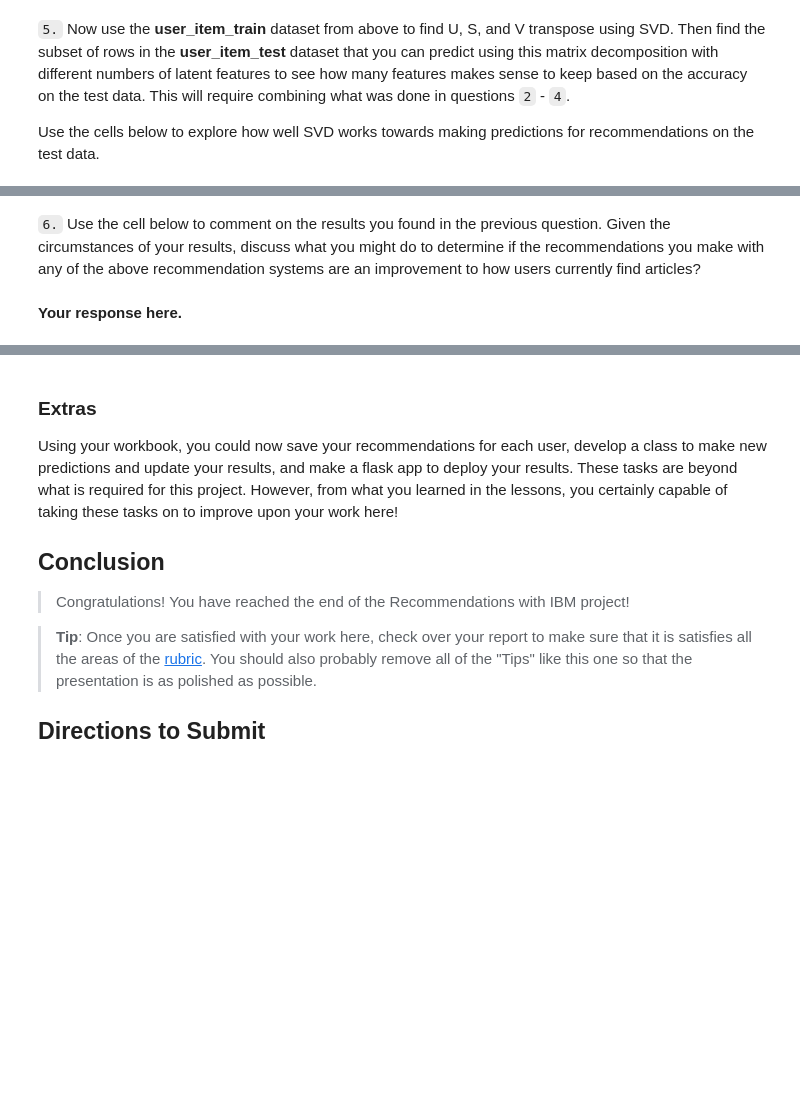
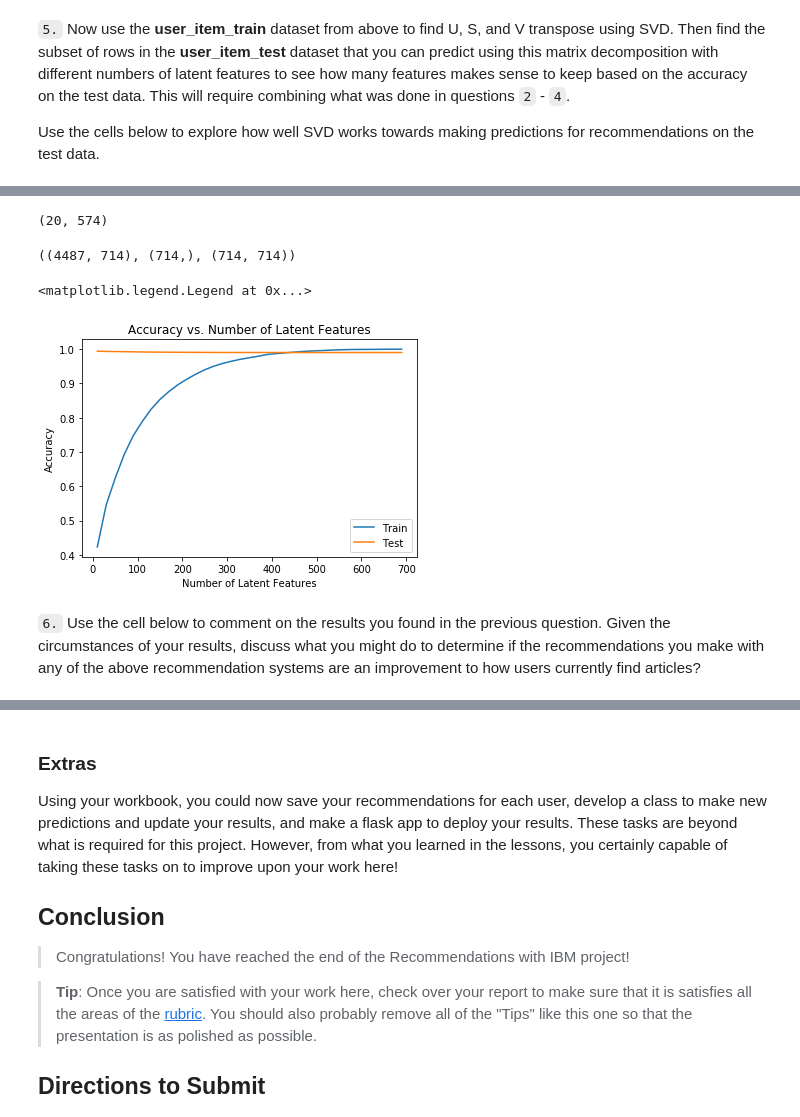
Before and after one commit to skalizzo/DataScientistND_Project5_RecommendationsWithIBM, a Jupyter notebook: Recommendations_with_IBM.ipynb, the cells around one changed output, grey strips where cells are left out. Drawn from its saved outputs; the diff is of its cells as text; code cells hidden in the pictures; blank space fills up the shorter version.

```diff
--- a/Recommendations_with_IBM.ipynb
+++ b/Recommendations_with_IBM.ipynb
@@ -825,6 +870,11 @@ def create_test_and_train_user_item(df_train, df_test):
 
     '''
     # Your code here
+    user_item_train = create_user_item_matrix(df_train)
+    user_item_test = create_user_item_matrix(df_test)
+    test_idx = set(user_item_test.index.tolist())
+    test_arts = set(user_item_test.columns.tolist())
+
 
     return user_item_train, user_item_test, test_idx, test_arts
 
@@ -851,4 +928,4 @@ t.sol_4_test(sol_4_dict)
 Use the cells below to explore how well SVD works towards making predictions for recommendations on the test data.
 # %%
 # fit SVD on the user_item_train matrix
-u_train, s_train, vt_train = # fit svd similar to above then use the cells below
+u_train, s_train, vt_train = np.linalg.svd(user_item_train, full_matrices=False) # fit svd similar to above then use the cells below
@@ -855,7 +939,58 @@ u_train, s_train, vt_train = # fit svd similar to above then use the cells below
+# %%
+users_for_test = set(user_item_test.index) & set(user_item_train.index)
+user_item_test_sub = user_item_test.loc[users_for_test]
+user_item_test_sub.shape
+# %% [output]
+(20, 574)
+# %%
+u_train.shape, s_train.shape, vt_train.shape
+# %% [output]
+((4487, 714), (714,), (714, 714))
 # %%
 # Use these cells to see how well you can use the training
 # decomposition to predict on test data
+
+# take only users and articles that are in the train AND test set
+
+row_idxs = user_item_train.index.isin(test_idx)
+col_idxs = user_item_train.columns.isin(test_arts)
+u_test = u_train[row_idxs, :]
+vt_test = vt_train[:, col_idxs]
+# %%
+num_latent_feats = np.arange(10,700+10,20)
+sum_errs_train = []
+sum_errs_test = []
+
+
+for k in num_latent_feats:
+    # restructure with k latent features
+    s_new_train, u_new_train, vt_new_train = np.diag(s_train[:k]), u_train[:, :k], vt_train[:k, :]
+    u_new_test, vt_new_test = u_test[:, :k], vt_test[:k, :]
+
+
+    # take dot product
+    preds_train = np.around(np.dot(np.dot(u_new_train, s_new_train), vt_new_train))
+    preds_test = np.around(np.dot(np.dot(u_new_test, s_new_train), vt_new_test))
+
+    # compute error for each prediction to actual value
+    diffs_train = np.subtract(user_item_train, preds_train)
+    diffs_test = np.subtract(user_item_test_sub, preds_test)
+
+    # total errors and keep track of them
+    err_train = np.sum(np.sum(np.abs(diffs_train)))
+    sum_errs_train.append(err_train)
+    err_test = np.sum(np.sum(np.abs(diffs_test)))
+    sum_errs_test.append(err_test)
+
+
+plt.plot(num_latent_feats, 1 - np.array(sum_errs_train)/df.shape[0], label='Train');
+plt.plot(num_latent_feats, 1 - np.array(sum_errs_test)/df.shape[0], label='Test');
+plt.xlabel('Number of Latent Features');
+plt.ylabel('Accuracy');
+plt.title('Accuracy vs. Number of Latent Features');
+plt.legend()
+# %% [output]
+<matplotlib.legend.Legend at 0x...>
+[figure, added]
 # %% [markdown]
 `6.` Use the cell below to comment on the results you found in the previous question. Given the circumstances of your results, discuss what you might do to determine if the recommendations you make with any of the above recommendation systems are an improvement to how users currently find articles?
-# %% [markdown]
-**Your response here.**
```
Also changed, not shown: parts of 20 cells of this notebook.
